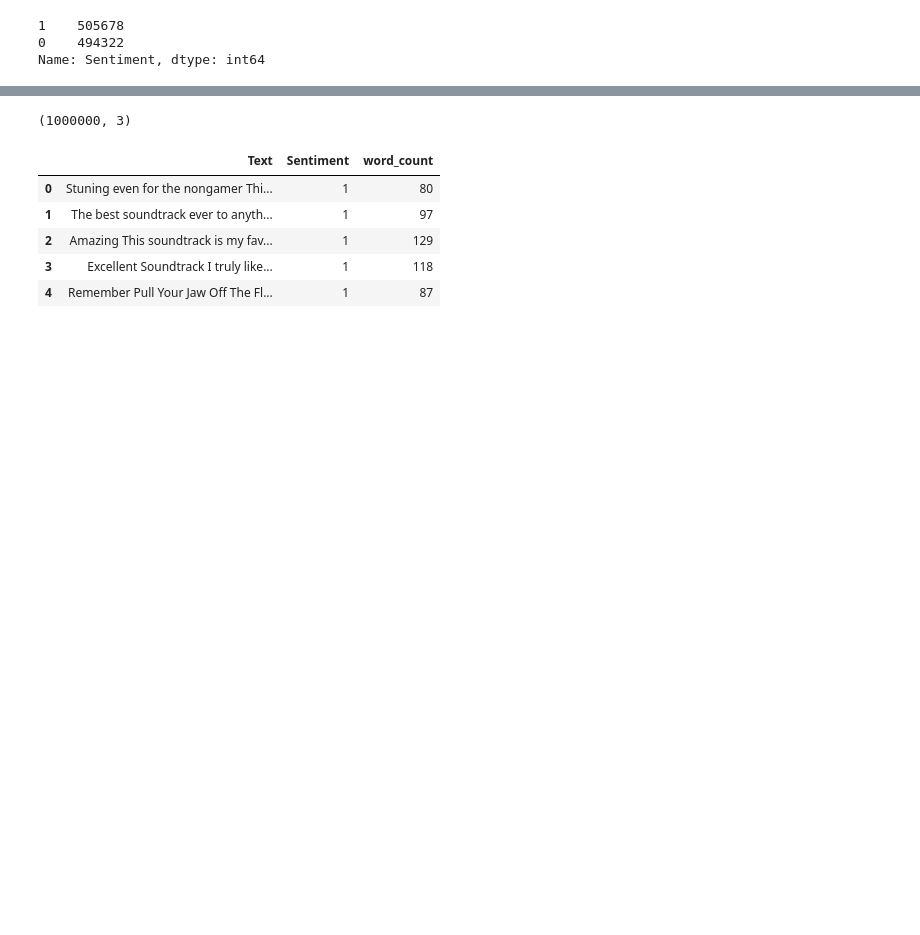
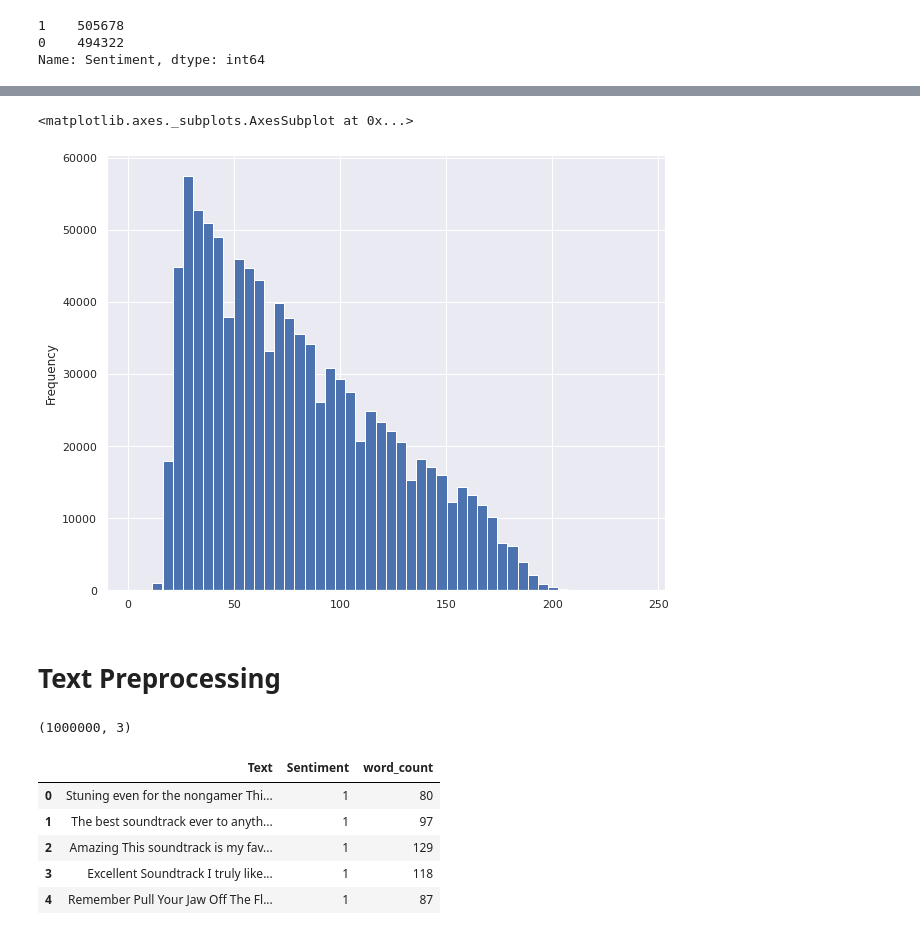
Before and after one commit to giacoballoccu/DLA-SentimentAnalysis, a Jupyter notebook: SentimentalAnalysisColab.ipynb, the cells around one changed output, grey strips where cells are left out. Cells and saved outputs as stored; diff of their text form; code cells hidden in the pictures; blank space fills up the shorter version.

```diff
--- a/SentimentalAnalysisColab.ipynb
+++ b/SentimentalAnalysisColab.ipynb
@@ -75,2 +82,9 @@ train_df.head()
+# %%
+train_df['word_count'].plot(bins=50, kind='hist',figsize = (10,8))
+# %% [output]
+<matplotlib.axes._subplots.AxesSubplot at 0x...>
+[figure, added]
+# %% [markdown]
+# Text Preprocessing
 # %%
 import string
```
Also changed, not shown: parts of 33 cells of this notebook.
